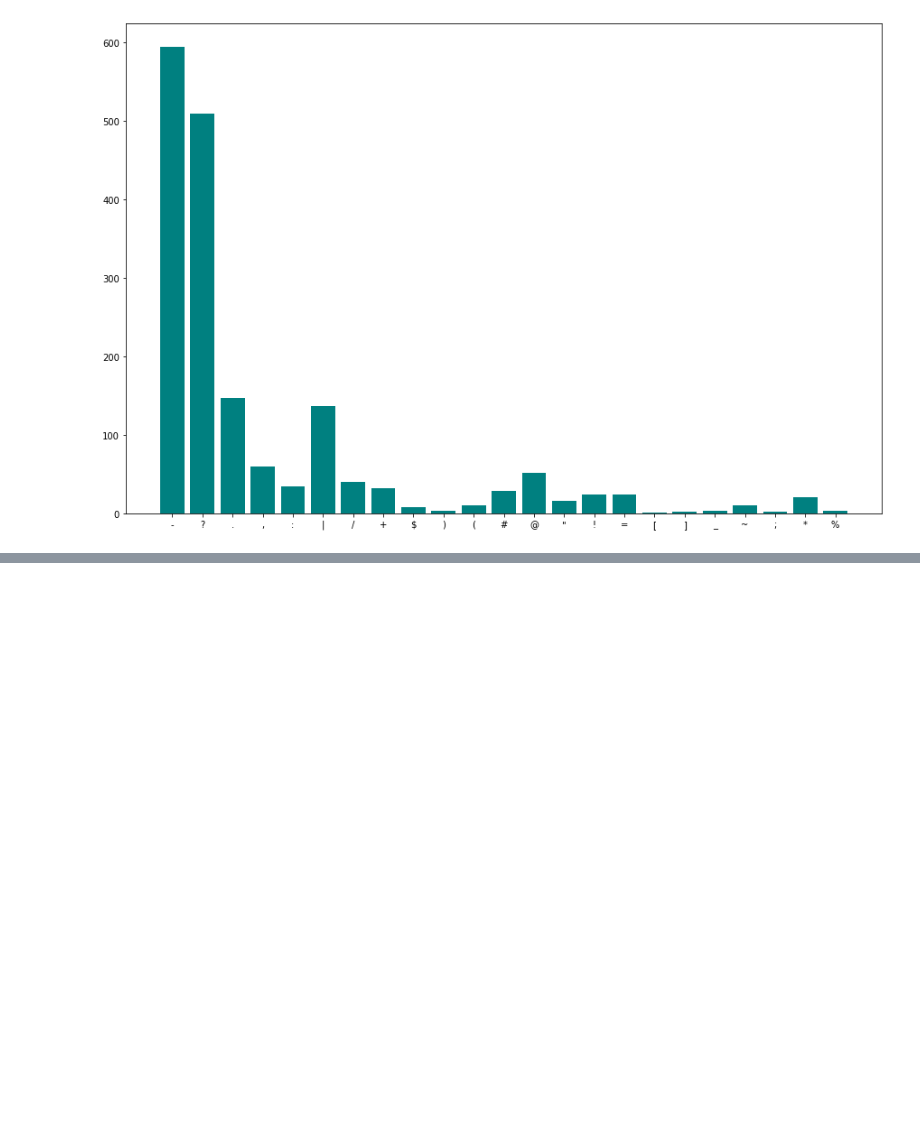
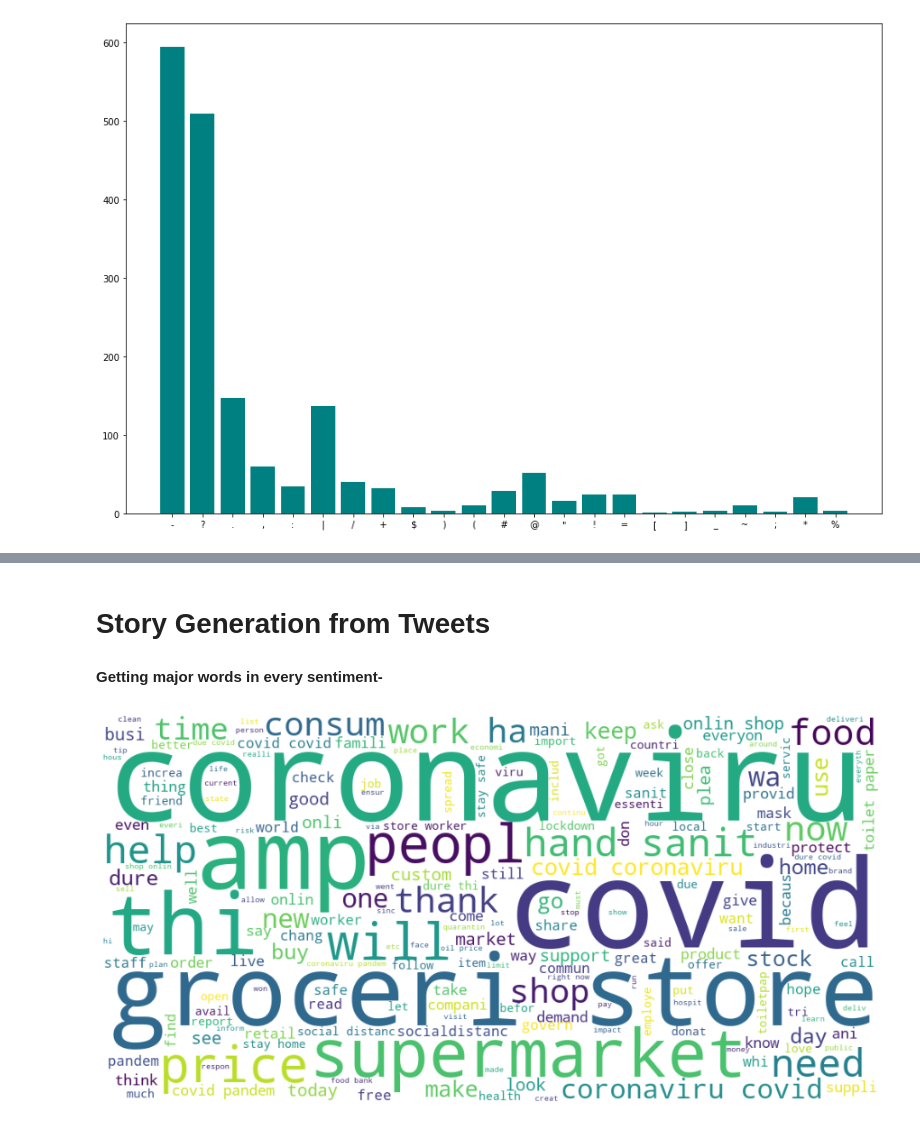
Before and after one commit to Nikkiie/Covid-tweet-sentiment-analysis-Classification, a Jupyter notebook: Covid_19_Tweet_Analysis.ipynb, the cells around one changed output, grey strips where cells are left out. Cells and saved outputs as stored; diff of their text form; code cells hidden in the pictures; blank space fills up the shorter version.

```diff
--- a/Covid_19_Tweet_Analysis.ipynb
+++ b/Covid_19_Tweet_Analysis.ipynb
@@ -409,0 +536,8 @@ plt.bar(x,y, color='teal')
+# %%
+# Importing Stemming library
+from nltk.stem.porter import *
+stemmer = PorterStemmer()
+# %%
+# apply stemmer for tokenized_tweet
+tokenized_tweet = tokenized_tweet.apply(lambda x: [stemmer.stem(i) for i in x])
+twt_df.head()
@@ -409,0 +553,8 @@ plt.bar(x,y, color='teal')
+# %%
+# join tokens into one sentence
+for i in range(len(tokenized_tweet)):
+    tokenized_tweet[i] = ' '.join(tokenized_tweet[i])
+# change df['Clean_tweet'] to tokenized_tweet
+# %%
+twt_df['Clean_tweet']  = tokenized_tweet
+twt_df.head()
@@ -409,0 +568,14 @@ plt.bar(x,y, color='teal')
+# %% [markdown]
+# **Story Generation from Tweets**
+# %% [markdown]
+**Getting major words in every sentiment-**
+# %%
+positive_tweets = ' '.join([text for text in twt_df['Clean_tweet'][twt_df['Sentiment'] == 'Positive']])
+wordcloud = WordCloud(width=1000, height=500, background_color ='white').generate(positive_tweets)
+plt.figure(figsize=(15, 6), facecolor = "white")
+plt.imshow(wordcloud)
+plt.axis('off')
+plt.tight_layout(pad = 0)
+plt.show()
+# %% [output]
+[figure, added]
```
Also changed, not shown: parts of 34 cells of this notebook.
